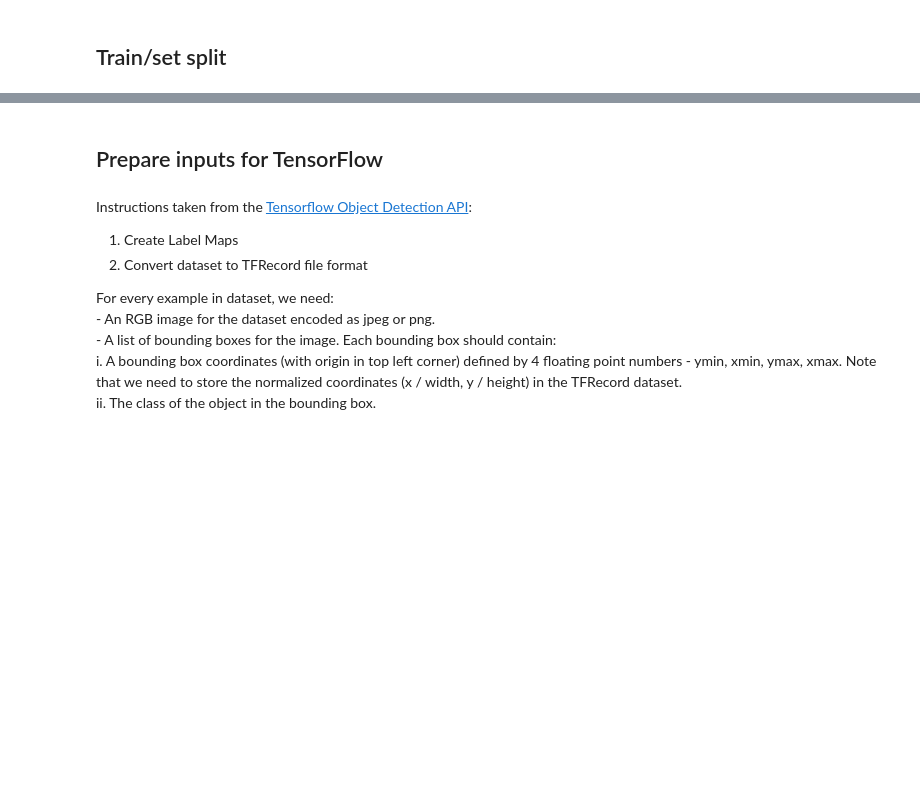
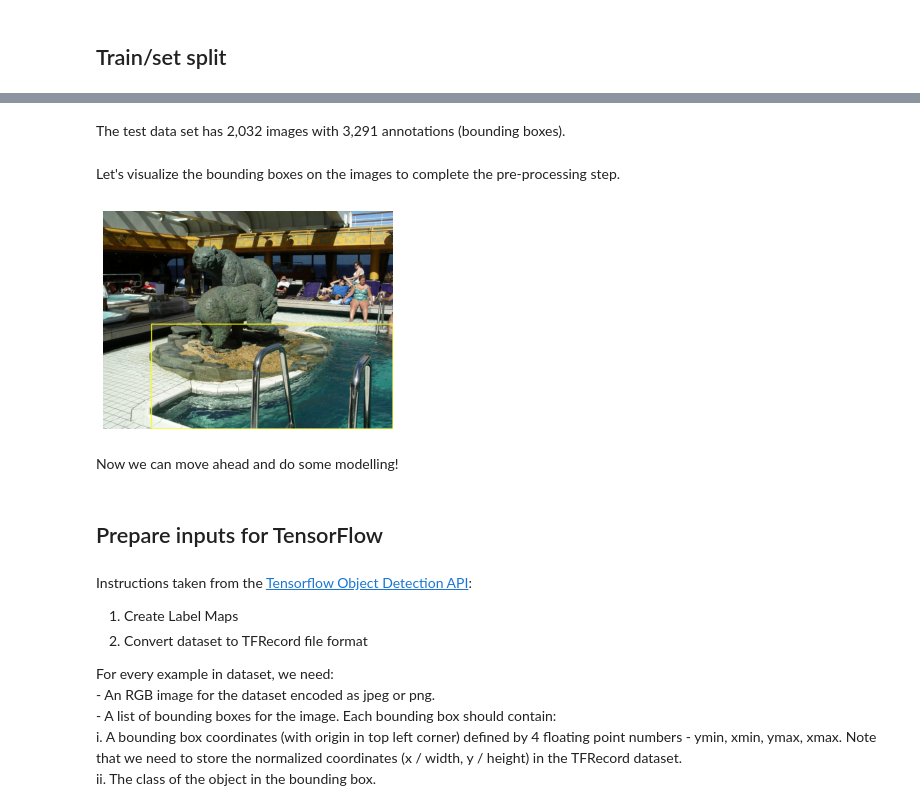
Before and after one commit to jordandarbyshire/amenity_detection, a Jupyter notebook: amenity_detection.ipynb, the cells around one changed output, grey strips where cells are left out. Cells and saved outputs as stored; diff of their text form; code cells hidden in the pictures; blank space fills up the shorter version.

```diff
--- a/amenity_detection.ipynb
+++ b/amenity_detection.ipynb
@@ -256,4 +254,0 @@ def xml_to_csv(path):
-# %%
-# Look at the dataset
-xml_df = xml_to_csv("Dataset/train/annotations")
-xml_df
@@ -281,0 +317,4 @@ python partition_dataset.py -i Dataset\Bathtub -o Dataset/_partitioned -r 0.2 -x
+# %%
+# Look at the train dataset
+train_df = xml_to_csv("data/Dataset_15_split/train")
+train_df
@@ -281,0 +355,2 @@ python partition_dataset.py -i Dataset\Bathtub -o Dataset/_partitioned -r 0.2 -x
+# %% [markdown]
+The test data set has 2,032 images with 3,291 annotations (bounding boxes).
@@ -282,3 +361,32 @@ python partition_dataset.py -i Dataset\Bathtub -o Dataset/_partitioned -r 0.2 -x
+# %% [markdown]
+Let's visualize the bounding boxes on the images to complete the pre-processing step.
+# %%
+# Source code: https://www.curiousily.com/posts/object-detection-on-custom-dataset-with-tensorflow-2-and-keras-using-python/
+def show_image_objects(image_row):
+
+    data_folder = Path("data/Dataset_15_split/train")
+
+    img_path = data_folder / image_row.image_name
+    box = [
+        image_row.x_min, image_row.y_min, image_row.x_max, image_row.y_max
+    ]
+
+    image = read_image_bgr(img_path)
+
+    draw = image.copy()
+    draw = cv2.cvtColor(draw, cv2.COLOR_BGR2RGB)
+
+    draw_box(draw, box, color=(255, 255, 0))
+
+    plt.axis('off')
+    plt.imshow(draw)
+    plt.show()
+# %%
+show_image_objects(train_df.iloc[18])
+# %% [output]
+[figure, added]
+# %% [markdown]
+Now we can move ahead and do some modelling!
 # %% [markdown]
 ## Prepare inputs for TensorFlow
 # %% [markdown]
```
Also changed, not shown: parts of 106 cells of this notebook.
